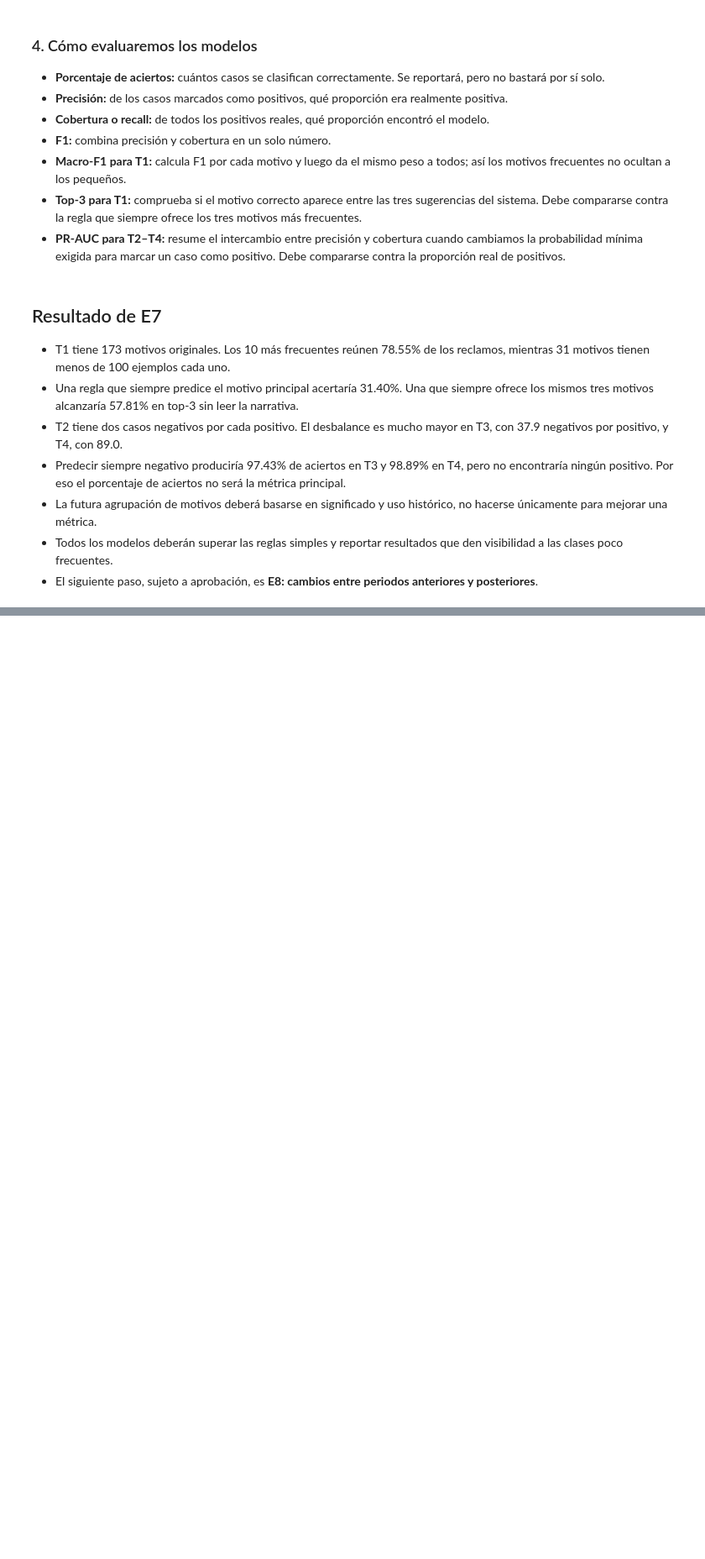
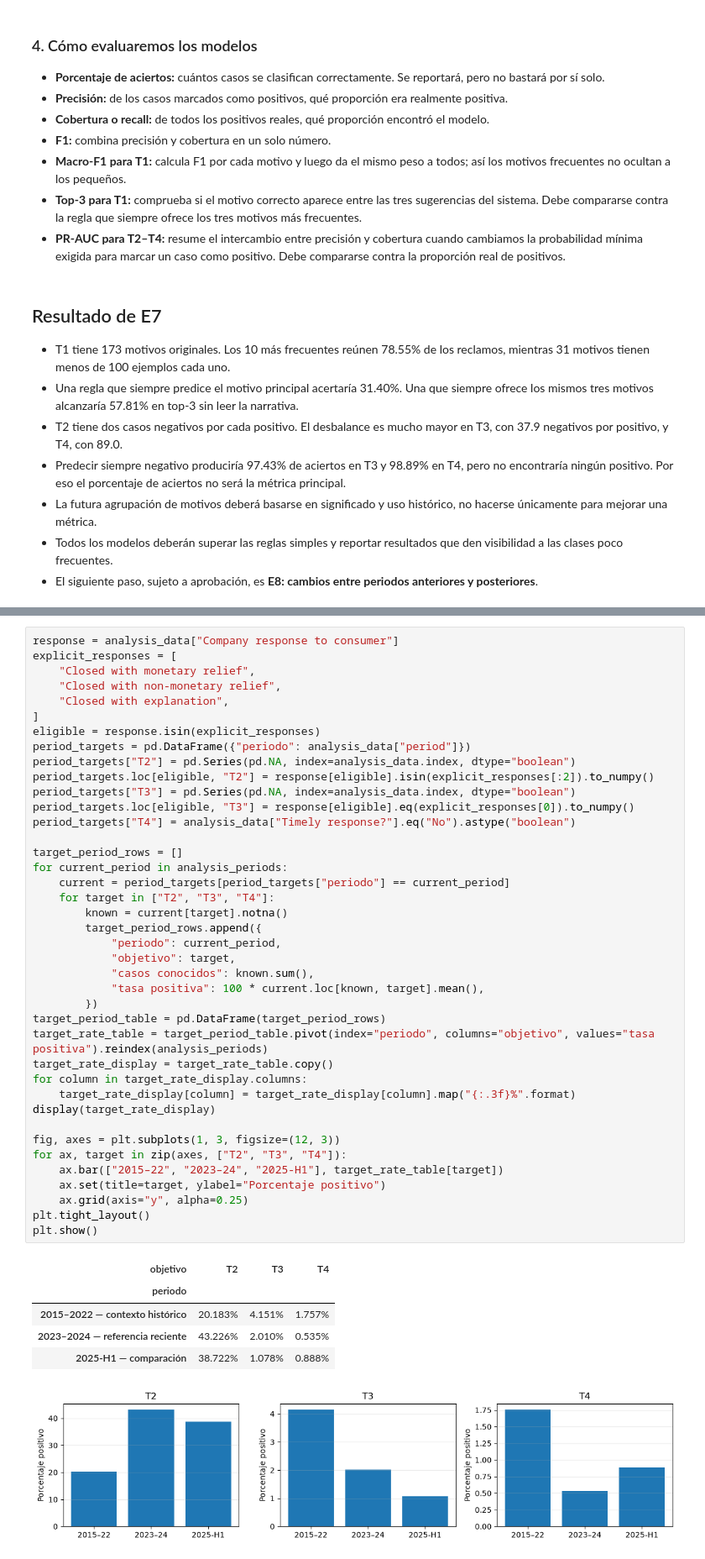
Before and after one commit to Codenid/capstone-claims-triage, a Jupyter notebook: notebooks/01_eda.ipynb, the cells around one changed output, grey strips where cells are left out. Shown at 84% size. Drawn from its saved outputs; the diff is of its cells as text; blank space fills up the shorter version.

```diff
--- a/notebooks/01_eda.ipynb
+++ b/notebooks/01_eda.ipynb
@@ -1377,0 +1543,47 @@ display(naive_table)
+# %%
+response = analysis_data["Company response to consumer"]
+explicit_responses = [
+    "Closed with monetary relief",
+    "Closed with non-monetary relief",
+    "Closed with explanation",
+]
+eligible = response.isin(explicit_responses)
+period_targets = pd.DataFrame({"periodo": analysis_data["period"]})
+period_targets["T2"] = pd.Series(pd.NA, index=analysis_data.index, dtype="boolean")
+period_targets.loc[eligible, "T2"] = response[eligible].isin(explicit_responses[:2]).to_numpy()
+period_targets["T3"] = pd.Series(pd.NA, index=analysis_data.index, dtype="boolean")
+period_targets.loc[eligible, "T3"] = response[eligible].eq(explicit_responses[0]).to_numpy()
+period_targets["T4"] = analysis_data["Timely response?"].eq("No").astype("boolean")
+
+target_period_rows = []
+for current_period in analysis_periods:
+    current = period_targets[period_targets["periodo"] == current_period]
+    for target in ["T2", "T3", "T4"]:
+        known = current[target].notna()
+        target_period_rows.append({
+            "periodo": current_period,
+            "objetivo": target,
+            "casos conocidos": known.sum(),
+            "tasa positiva": 100 * current.loc[known, target].mean(),
+        })
+target_period_table = pd.DataFrame(target_period_rows)
+target_rate_table = target_period_table.pivot(index="periodo", columns="objetivo", values="tasa positiva").reindex(analysis_periods)
+target_rate_display = target_rate_table.copy()
+for column in target_rate_display.columns:
+    target_rate_display[column] = target_rate_display[column].map("{:.3f}%".format)
+display(target_rate_display)
+
+fig, axes = plt.subplots(1, 3, figsize=(12, 3))
+for ax, target in zip(axes, ["T2", "T3", "T4"]):
+    ax.bar(["2015–22", "2023–24", "2025-H1"], target_rate_table[target])
+    ax.set(title=target, ylabel="Porcentaje positivo")
+    ax.grid(axis="y", alpha=0.25)
+plt.tight_layout()
+plt.show()
+# %% [output]
+| objetivo | T2 | T3 | T4 |
+| periodo |  |  |  |
+| 2015–2022 — contexto histórico | 20.183% | 4.151% | 1.757% |
+| 2023–2024 — referencia reciente | 43.226% | 2.010% | 0.535% |
+| 2025-H1 — comparación | 38.722% | 1.078% | 0.888% |
+[figure, added]
```
Also changed, not shown: parts of 10 cells of this notebook.
